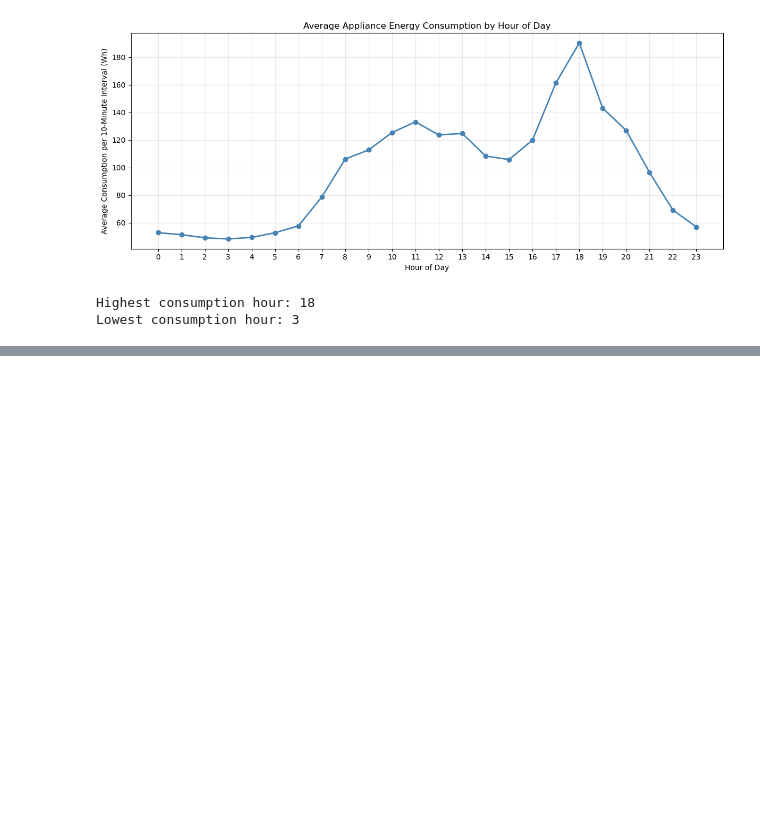
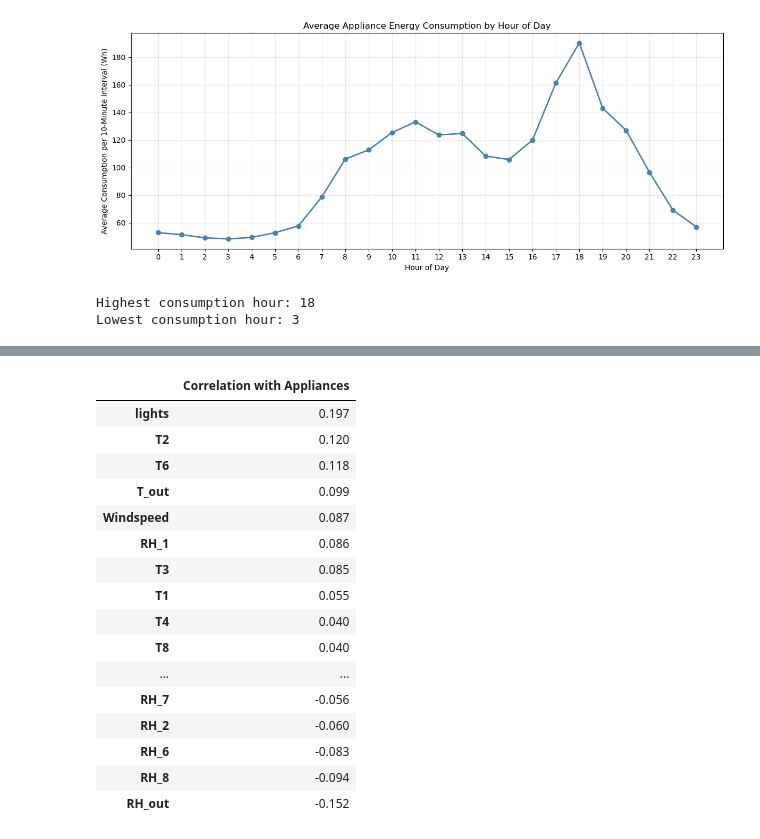
Before and after one commit to damisar/Smart_Home_Energy_Consumption_Prediction, a Jupyter notebook: notebook/Smart_Home_Energy_Consumption_Prediction.ipynb, the cells around one changed output, grey strips where cells are left out. Saved outputs shown, nothing was run; the diff lists cells and outputs as text; code cells hidden in the pictures; blank space fills up the shorter version.

```diff
--- a/notebook/Smart_Home_Energy_Consumption_Prediction.ipynb
+++ b/notebook/Smart_Home_Energy_Consumption_Prediction.ipynb
@@ -314,0 +321,33 @@ Lowest consumption hour: 3
+# %%
+# Section 2.5.1: Correlation with Appliance Energy Consumption
+
+# Calculate Pearson correlation coefficients for numerical variables
+correlation_matrix = df.select_dtypes(include="number").corr()
+
+# Extract correlations with the target variable
+appliance_correlations = (
+    correlation_matrix["Appliances"]
+    .drop("Appliances")
+    .sort_values(ascending=False)
+)
+
+# Display correlation coefficients
+display(appliance_correlations.to_frame(name="Correlation with Appliances").round(3))
+# %% [output]
+|  | Correlation with Appliances |
+| lights | 0.197 |
+| T2 | 0.120 |
+| T6 | 0.118 |
+| T_out | 0.099 |
+| Windspeed | 0.087 |
+| RH_1 | 0.086 |
+| T3 | 0.085 |
+| T1 | 0.055 |
+| T4 | 0.040 |
+| T8 | 0.040 |
+| ... | ... |
+| RH_7 | -0.056 |
+| RH_2 | -0.060 |
+| RH_6 | -0.083 |
+| RH_8 | -0.094 |
+| RH_out | -0.152 |
```
Also changed, not shown: parts of 13 cells of this notebook, 2 other files.
